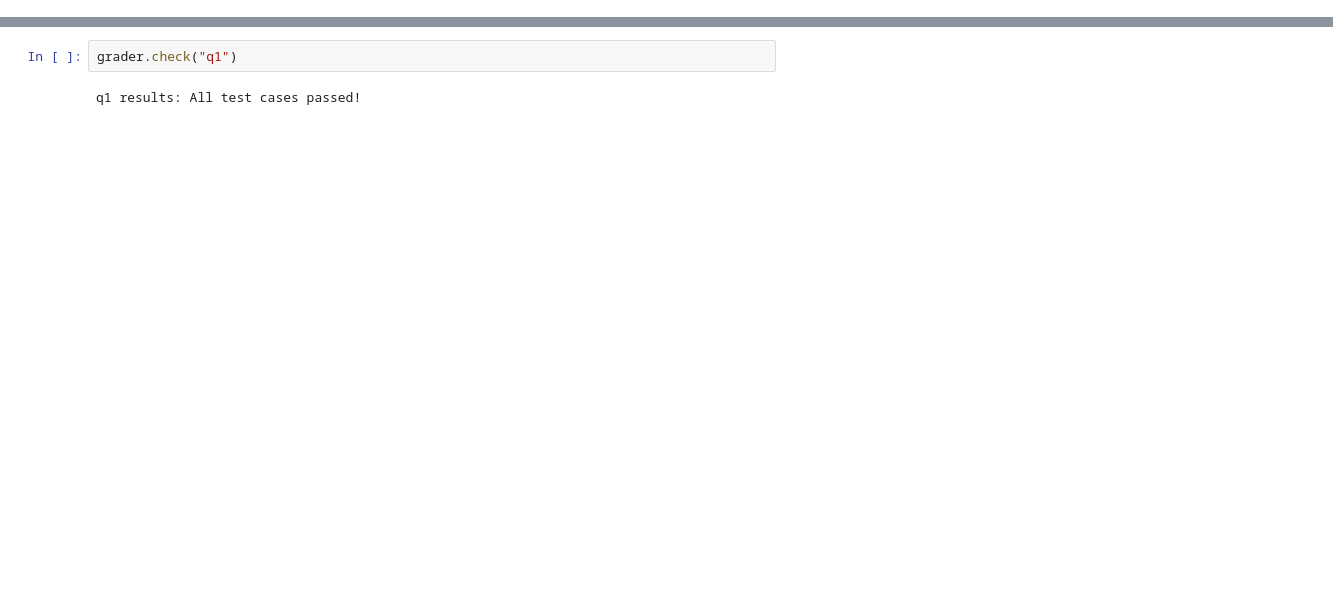
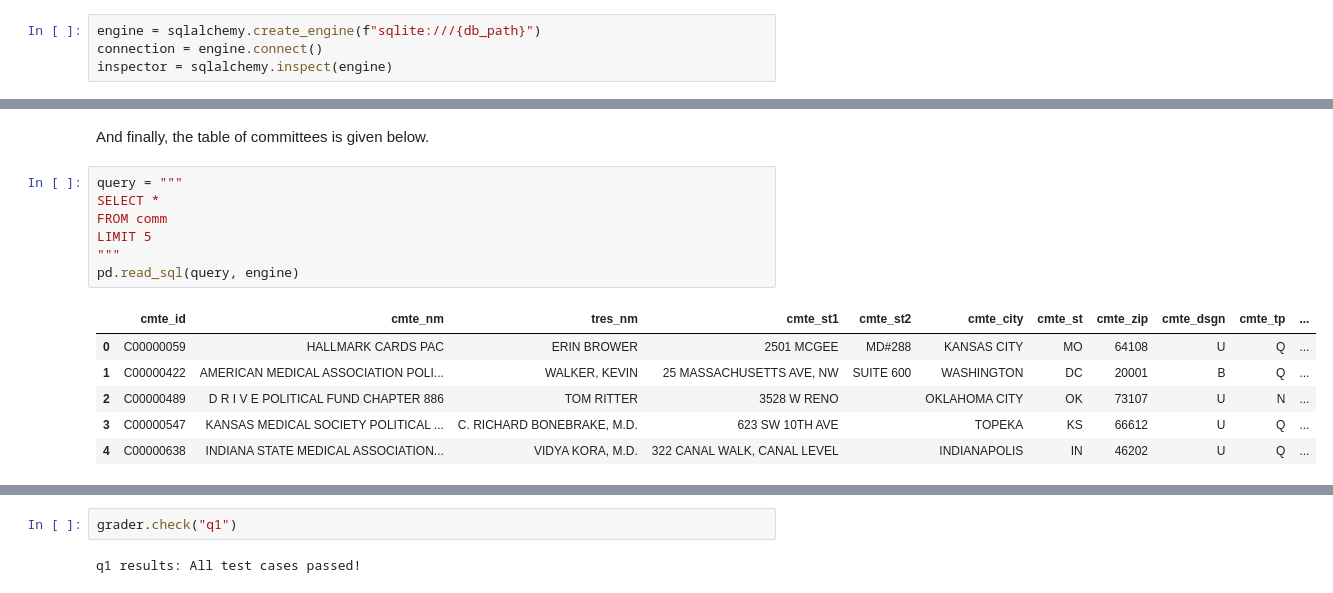
Before and after one commit to TheEvergreenStateCollege/week-3-chinchillabob, a Jupyter notebook: lab/lab04/lab04.ipynb, the cells around one changed output, grey strips where cells are left out. Saved outputs shown, nothing was run; the diff lists cells and outputs as text; blank space fills up the shorter version.

```diff
--- a/lab/lab04/lab04.ipynb
+++ b/lab/lab04/lab04.ipynb
@@ -242,0 +90,4 @@ print(answer1)
+# %%
+engine = sqlalchemy.create_engine(f"sqlite:///{db_path}")
+connection = engine.connect()
+inspector = sqlalchemy.inspect(engine)
@@ -242,0 +170,16 @@ print(answer1)
+# %% [markdown]
+And finally, the table of committees is given below.
+# %%
+query = """
+SELECT *
+FROM comm
+LIMIT 5
+"""
+pd.read_sql(query, engine)
+# %% [output]
+|  | cmte_id | cmte_nm | tres_nm | cmte_st1 | cmte_st2 | cmte_city | cmte_st | cmte_zip | cmte_dsgn | cmte_tp | ... |
+| 0 | C00000059 | HALLMARK CARDS PAC | ERIN BROWER | 2501 MCGEE | MD#288 | KANSAS CITY | MO | 64108 | U | Q | ... |
+| 1 | C00000422 | AMERICAN MEDICAL ASSOCIATION POLI... | WALKER, KEVIN | 25 MASSACHUSETTS AVE, NW | SUITE 600 | WASHINGTON | DC | 20001 | B | Q | ... |
+| 2 | C00000489 | D R I V E POLITICAL FUND CHAPTER 886 | TOM RITTER | 3528 W RENO |  | OKLAHOMA CITY | OK | 73107 | U | N | ... |
+| 3 | C00000547 | KANSAS MEDICAL SOCIETY POLITICAL ... | C. RICHARD BONEBRAKE, M.D. | 623 SW 10TH AVE |  | TOPEKA | KS | 66612 | U | Q | ... |
+| 4 | C00000638 | INDIANA STATE MEDICAL ASSOCIATION... | VIDYA KORA, M.D. | 322 CANAL WALK, CANAL LEVEL |  | INDIANAPOLIS | IN | 46202 | U | Q | ... |
```
Also changed, not shown: parts of 87 cells of this notebook.
